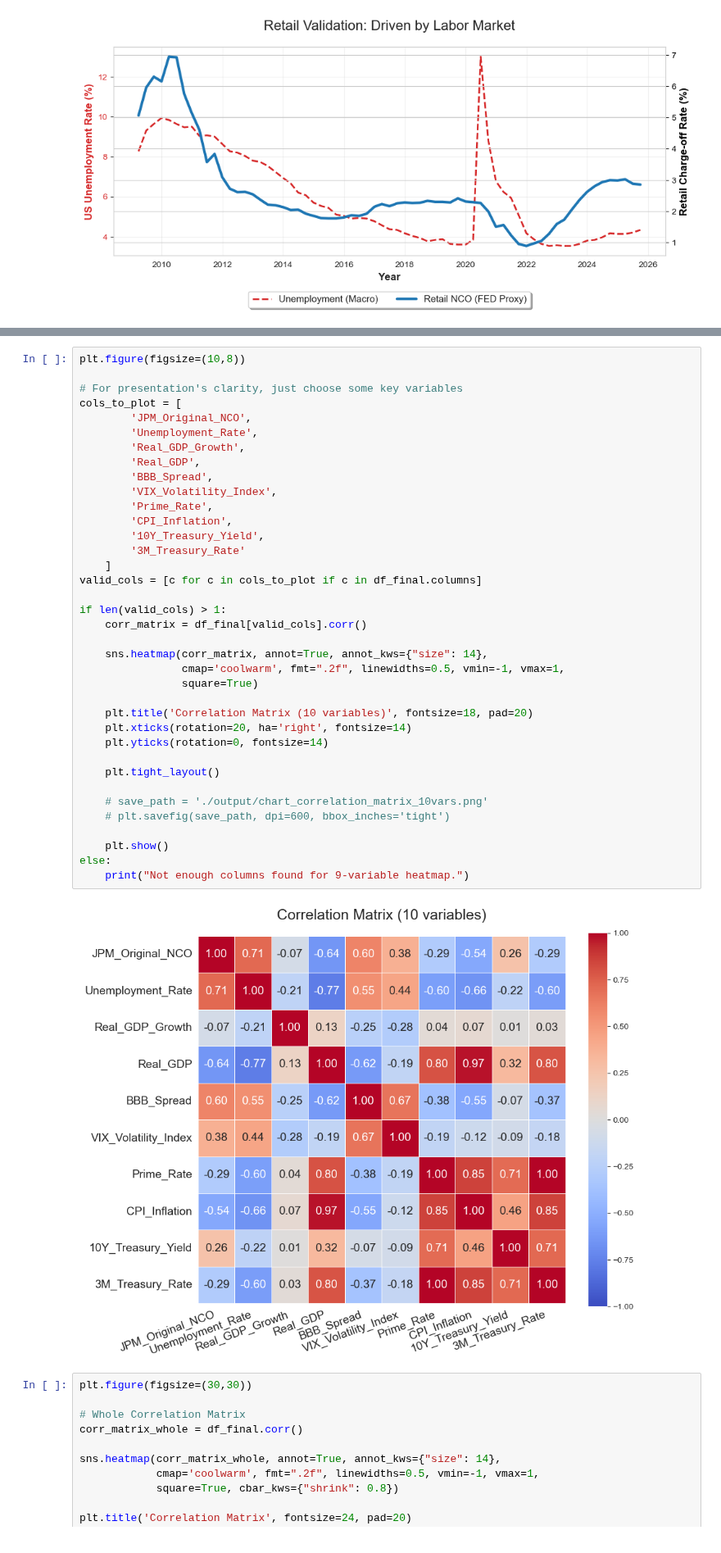
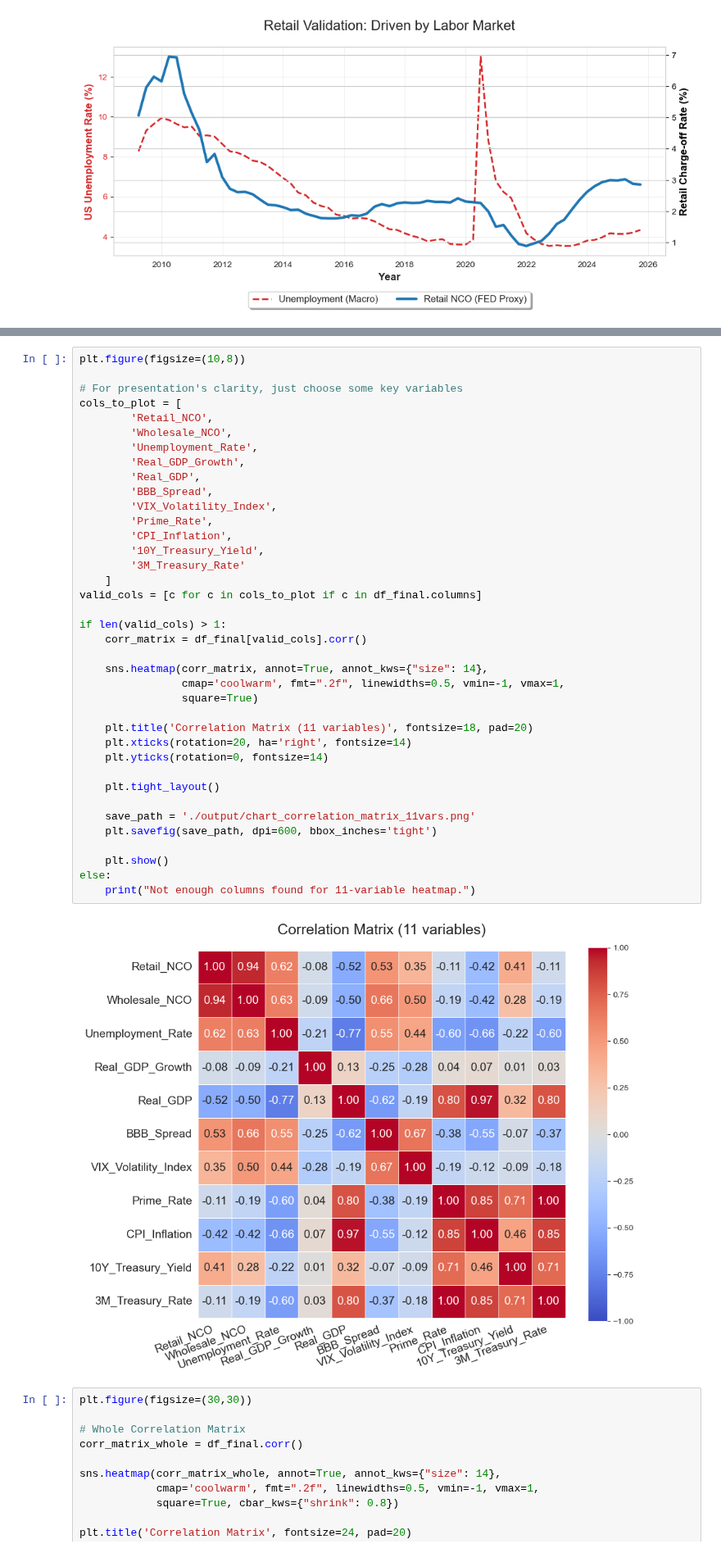
Before and after one commit to sohamjoshi1998/fim601-ccar, a Jupyter notebook: macro_data_eda.ipynb, the cells around one changed output, grey strips where cells are left out. Shown at 82% size. Saved outputs shown, nothing was run; the diff lists cells and outputs as text.

Commit message:
update pre charts

```diff
--- a/macro_data_eda.ipynb
+++ b/macro_data_eda.ipynb
@@ -226,40 +260,41 @@ plt.figure(figsize=(10,8))
 
 # For presentation's clarity, just choose some key variables
 cols_to_plot = [
-        'JPM_Original_NCO',
+        'Retail_NCO',
+        'Wholesale_NCO',
         'Unemployment_Rate',
         'Real_GDP_Growth',
         'Real_GDP',
         'BBB_Spread',
         'VIX_Volatility_Index',
         'Prime_Rate',
         'CPI_Inflation',
         '10Y_Treasury_Yield',
         '3M_Treasury_Rate'
     ]
 valid_cols = [c for c in cols_to_plot if c in df_final.columns]
 
 if len(valid_cols) > 1:
     corr_matrix = df_final[valid_cols].corr()
 
     sns.heatmap(corr_matrix, annot=True, annot_kws={"size": 14},
                 cmap='coolwarm', fmt=".2f", linewidths=0.5, vmin=-1, vmax=1,
                 square=True)
 
-    plt.title('Correlation Matrix (10 variables)', fontsize=18, pad=20)
+    plt.title('Correlation Matrix (11 variables)', fontsize=18, pad=20)
     plt.xticks(rotation=20, ha='right', fontsize=14)
     plt.yticks(rotation=0, fontsize=14)
 
     plt.tight_layout()
 
-    # save_path = './output/chart_correlation_matrix_10vars.png'
-    # plt.savefig(save_path, dpi=600, bbox_inches='tight')
+    save_path = './output/chart_correlation_matrix_11vars.png'
+    plt.savefig(save_path, dpi=600, bbox_inches='tight')
 
     plt.show()
 else:
-    print("Not enough columns found for 9-variable heatmap.")
+    print("Not enough columns found for 11-variable heatmap.")
 # %% [output]
-[figure, old version]
+[figure, new version]
 # %%
 plt.figure(figsize=(30,30))
 
```
Also changed, not shown: parts of 3 cells of this notebook, 7 other files.
